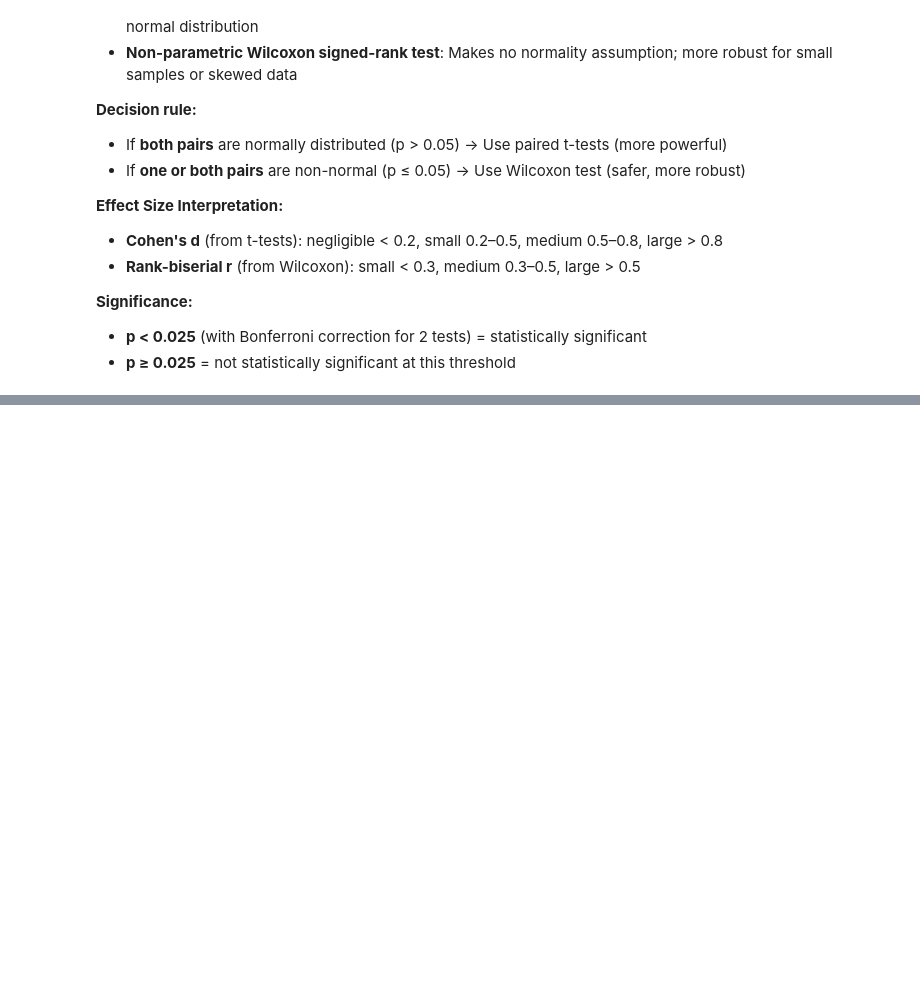
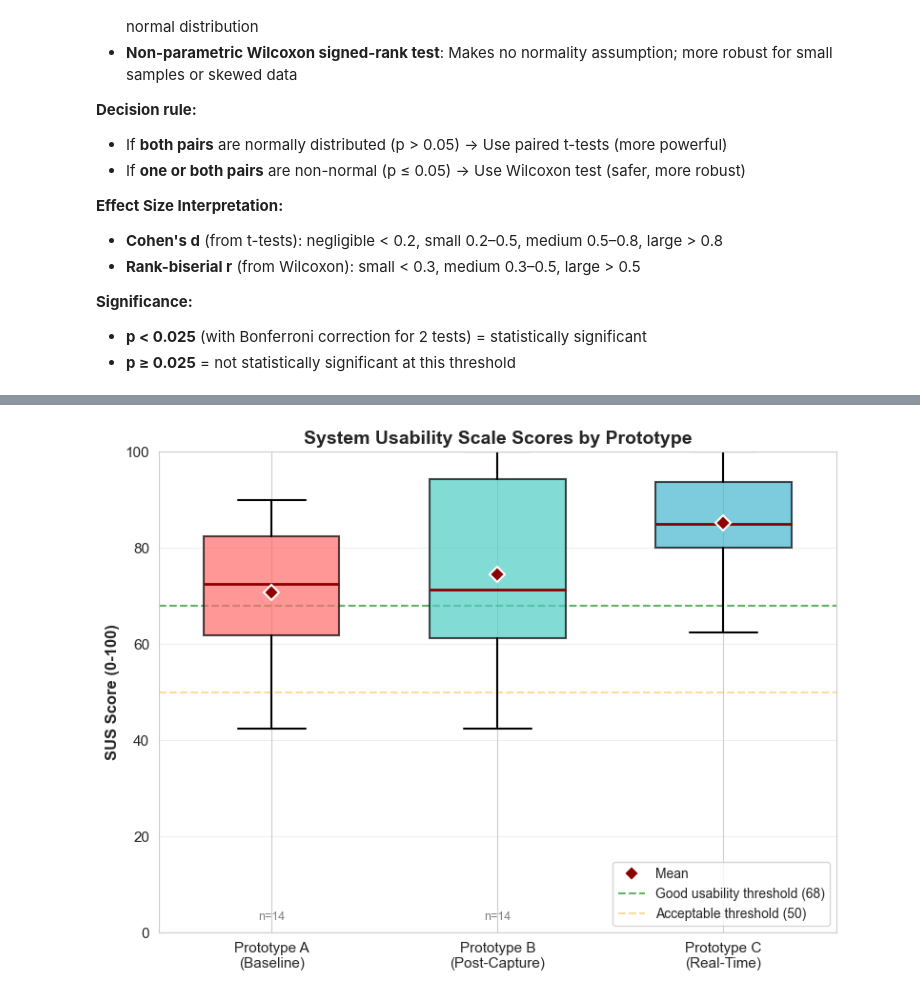
Before and after one commit to MeganSpielberg/fossil-ai-feedback, a Jupyter notebook: results_analysis/final_test/Usability_analysis.ipynb, the cells around one changed output, grey strips where cells are left out. Saved outputs shown, nothing was run; the diff lists cells and outputs as text; code cells hidden in the pictures; blank space fills up the shorter version.

```diff
--- a/results_analysis/final_test/Usability_analysis.ipynb
+++ b/results_analysis/final_test/Usability_analysis.ipynb
@@ -608,0 +613,92 @@ A vs C: p = 0.0021, diff = -14.46 → SIGNIFICANT & lower
+# %%
+# Figure 1: Boxplots of SUS scores per prototype
+import matplotlib.pyplot as plt
+import seaborn as sns
+import numpy as np
+
+# Set style for publication
+sns.set_style('whitegrid')
+plt.rcParams['font.size'] = 11
+plt.rcParams['axes.labelsize'] = 12
+plt.rcParams['axes.titlesize'] = 13
+plt.rcParams['xtick.labelsize'] = 11
+plt.rcParams['ytick.labelsize'] = 11
+
+fig, ax = plt.subplots(1, 1, figsize=(8, 6))
+
+# Prepare data
+sus_data = [
+    df_complete['sus_score_A'].dropna(),
+    df_complete['sus_score_B'].dropna(),
+    df_complete['sus_score_C'].dropna()
+]
+labels = ['Prototype A\n(Baseline)', 'Prototype B\n(Post-Capture)', 'Prototype C\n(Real-Time)']
+colors = ['#FF6B6B', '#4ECDC4', '#45B7D1']
+
+# Create boxplot
+bp = ax.boxplot(sus_data, labels=labels, patch_artist=True, widths=0.6)
+
+# Color boxes
+for patch, color in zip(bp['boxes'], colors):
+    patch.set_facecolor(color)
+    patch.set_alpha(0.7)
+    patch.set_linewidth(1.5)
+
+# Style whiskers, caps, medians
+for whisker in bp['whiskers']:
+    whisker.set_linewidth(1.5)
+for cap in bp['caps']:
+    cap.set_linewidth(1.5)
+for median in bp['medians']:
+    median.set_color('darkred')
+    median.set_linewidth(2)
+
+# Add mean markers
+means = [data.mean() for data in sus_data]
+ax.plot(range(1, 4), means, 'D', color='darkred', markersize=8,
+        label='Mean', zorder=5, markeredgecolor='white', markeredgewidth=1.5)
+
+# Add SUS threshold lines
+ax.axhline(y=68, color='green', linestyle='--', linewidth=1.5, alpha=0.6,
+          label='Good usability threshold (68)', zorder=1)
+ax.axhline(y=50, color='orange', linestyle='--', linewidth=1.5, alpha=0.4,
+          label='Acceptable threshold (50)', zorder=1)
+
+ax.set_ylabel('SUS Score (0-100)', fontsize=12, fontweight='bold')
+ax.set_title('System Usability Scale Scores by Prototype', fontsize=14, fontweight='bold')
+ax.set_ylim([0, 100])
+ax.grid(axis='y', alpha=0.3)
+ax.legend(loc='lower right', fontsize=10)
+
+# Add sample sizes
+for i, data in enumerate(sus_data):
+    n = len(data)
+    ax.text(i + 1, 2, f'n={n}', ha='center', va='bottom', fontsize=9, color='gray')
+
+plt.tight_layout()
+
+# Save figure
+plt.savefig('sus_boxplots_by_prototype.png', dpi=300, bbox_inches='tight')
+plt.savefig('sus_boxplots_by_prototype.pdf', bbox_inches='tight')
+print("Saved boxplot figure to: sus_boxplots_by_prototype.png and .pdf")
+
+plt.show()
+
+# Generate LaTeX figure code
+latex_figure_boxplot = r"""\begin{figure}[htbp]
+\centering
+\includegraphics[width=0.7\textwidth]{sus_boxplots_by_prototype.pdf}
+\caption{Distribution of System Usability Scale (SUS) scores across three prototypes. Boxplots show median (red center line), interquartile range (box), and outliers (whiskers). Red diamonds indicate mean values. Dashed lines represent SUS benchmarks: 68 (good usability) and 50 (acceptable usability). Sample sizes are shown below each box.}
+\label{fig:sus_boxplots}
+\end{figure}"""
+
+print("\n" + "="*80)
+print("LaTeX Figure Code (Boxplots):")
+print(latex_figure_boxplot)
+print("="*80 + "\n")
+
+# Save LaTeX code to file
+with open("latex_sus_boxplots.tex", "w") as f:
+    f.write(latex_figure_boxplot)
+print("Saved LaTeX figure code to: latex_sus_boxplots.tex")
+# %% [output]
@@ -608,0 +706 @@ A vs C: p = 0.0021, diff = -14.46 → SIGNIFICANT & lower
+[figure, added]
```
Also changed, not shown: parts of 4 cells of this notebook, 18 other files.
